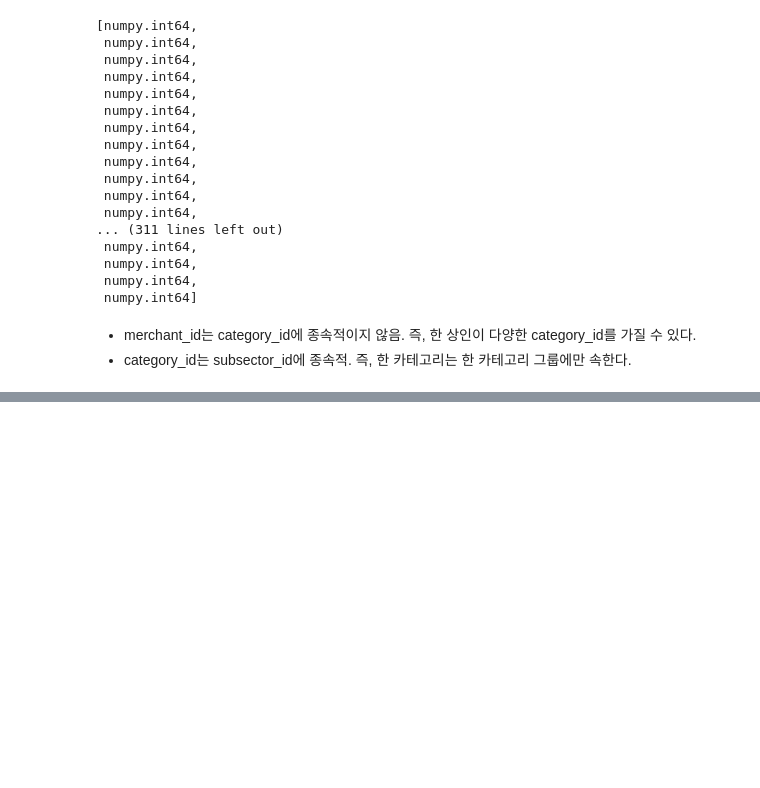
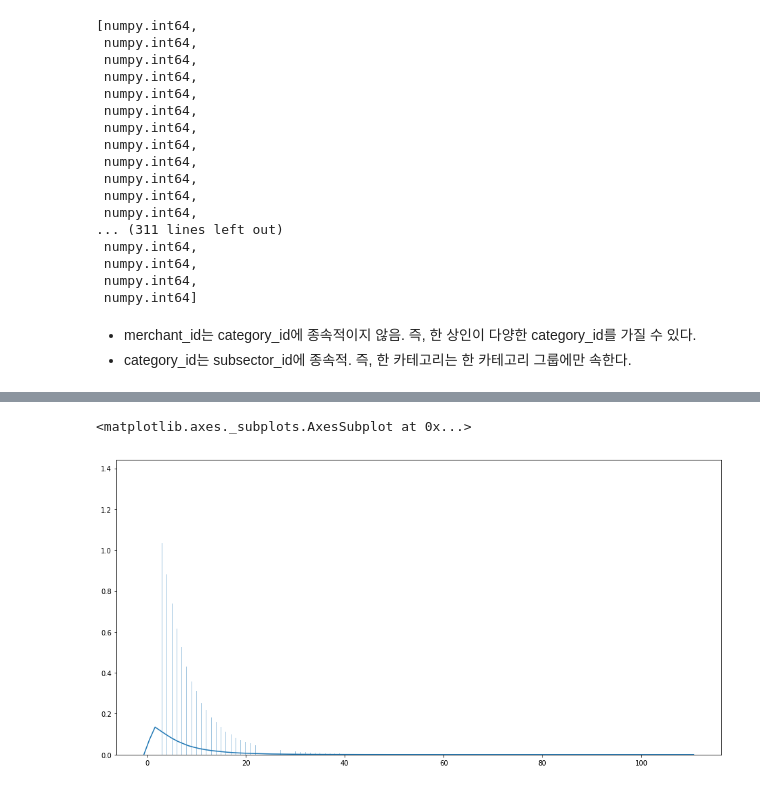
Before and after one commit to SONG-WONHO/Kaggle-Elo, a Jupyter notebook: 1-4 EDA.ipynb, the cells around one changed output, grey strips where cells are left out. Drawn from its saved outputs; the diff is of its cells as text; code cells hidden in the pictures; blank space fills up the shorter version.

Commit message:
Update 1-4 EDA.ipynb
new_history EDA 추가

```diff
--- a/1-4 EDA.ipynb
+++ b/1-4 EDA.ipynb
@@ -696,0 +703,2 @@ a = history.subsector_id.groupby(history.merchant_category_id).agg(lambda v: v.u
+# %%
+temp = new_history.groupby('card_id').count()['authorized_flag']
@@ -696,0 +719,6 @@ a = history.subsector_id.groupby(history.merchant_category_id).agg(lambda v: v.u
+# %%
+f, ax = plt.subplots(figsize=(16, 8))
+sns.distplot(temp.values, bins=1000)
+# %% [output]
+<matplotlib.axes._subplots.AxesSubplot at 0x...>
+[figure, added]
```
Also changed, not shown: parts of 58 cells of this notebook.
